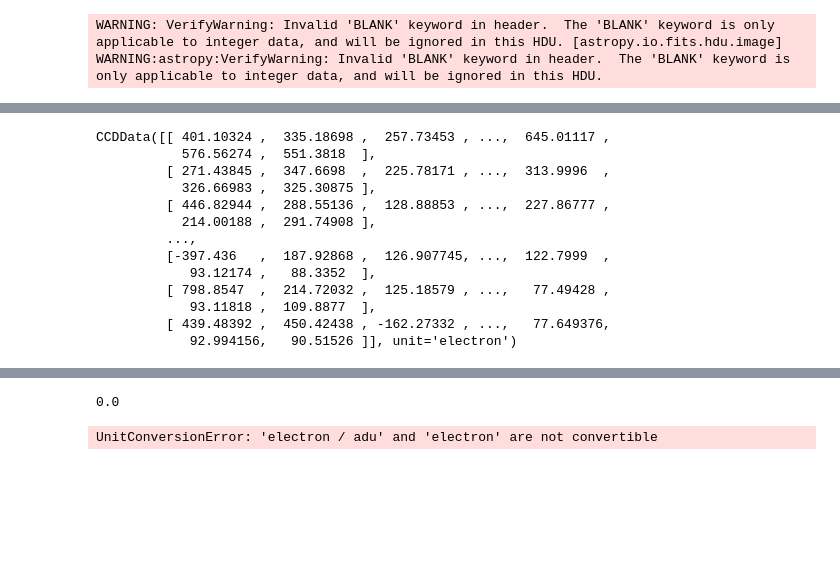
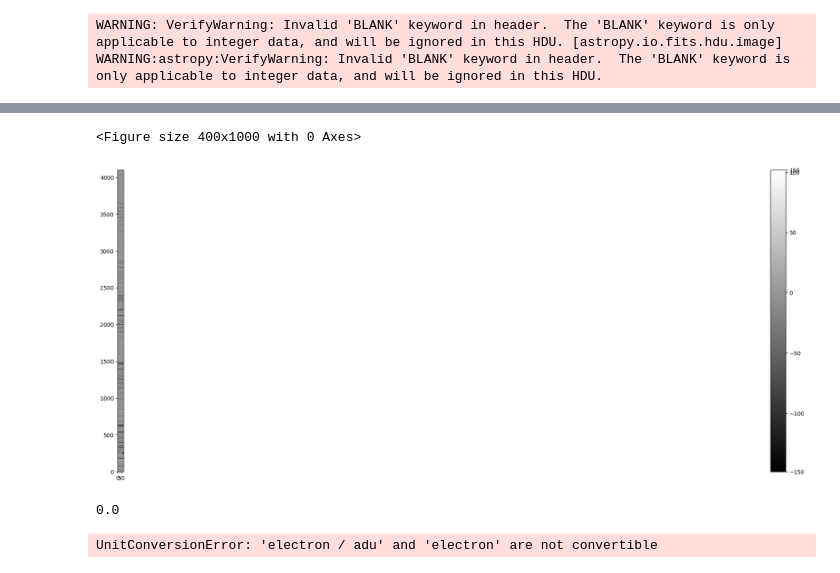
Before and after one commit to YoRHazero/focas-data-reduction-ccdp, a Jupyter notebook: ccdp.ipynb, the cells around one changed output, grey strips where cells are left out. Saved outputs shown, nothing was run; the diff lists cells and outputs as text; code cells hidden in the pictures; blank space fills up the shorter version.

```diff
--- a/ccdp.ipynb
+++ b/ccdp.ipynb
@@ -504,16 +639,4 @@ $\mathrm{adu}$
-# %%
-cr_list[0]
-# %% [output]
-CCDData([[ 401.10324 ,  335.18698 ,  257.73453 , ...,  645.01117 ,
-           576.56274 ,  551.3818  ],
-         [ 271.43845 ,  347.6698  ,  225.78171 , ...,  313.9996  ,
-           326.66983 ,  325.30875 ],
-         [ 446.82944 ,  288.55136 ,  128.88853 , ...,  227.86777 ,
-           214.00188 ,  291.74908 ],
-         ...,
-         [-397.436   ,  187.92868 ,  126.907745, ...,  122.7999  ,
-            93.12174 ,   88.3352  ],
-         [ 798.8547  ,  214.72032 ,  125.18579 , ...,   77.49428 ,
-            93.11818 ,  109.8877  ],
-         [ 439.48392 ,  450.42438 , -162.27332 , ...,   77.649376,
-            92.994156,   90.51526 ]], unit='electron')
+# %%
+plt.figure(figsize=(4,10))
+show_image(ccdp.subtract_bias(cr_ccd[0],cr_ccd[1]),cmap="gray")
+# %% [output]
@@ -520,8 +645,10 @@ CCDData([[ 401.10324 ,  335.18698 ,  257.73453 , ...,  645.01117 ,
+<Figure size 400x1000 with 0 Axes>
+[figure, added]
 # %%
 (np.array(cr_list[0].data)-np.array(cr_list[0])).sum()
 # %% [output]
 0.0
-# %%
-ccdp.gain_correct(cr_list[0], 0.5 * u.electron / u.adu)
-# %% [output]
-UnitConversionError: 'electron / adu' and 'electron' are not convertible
+# %%
+ccdp.su
+# %% [output]
+UnitConversionError: 'electron / adu' and 'electron' are not convertible
```
Also changed, not shown: parts of 15 cells of this notebook, 27 other files.
